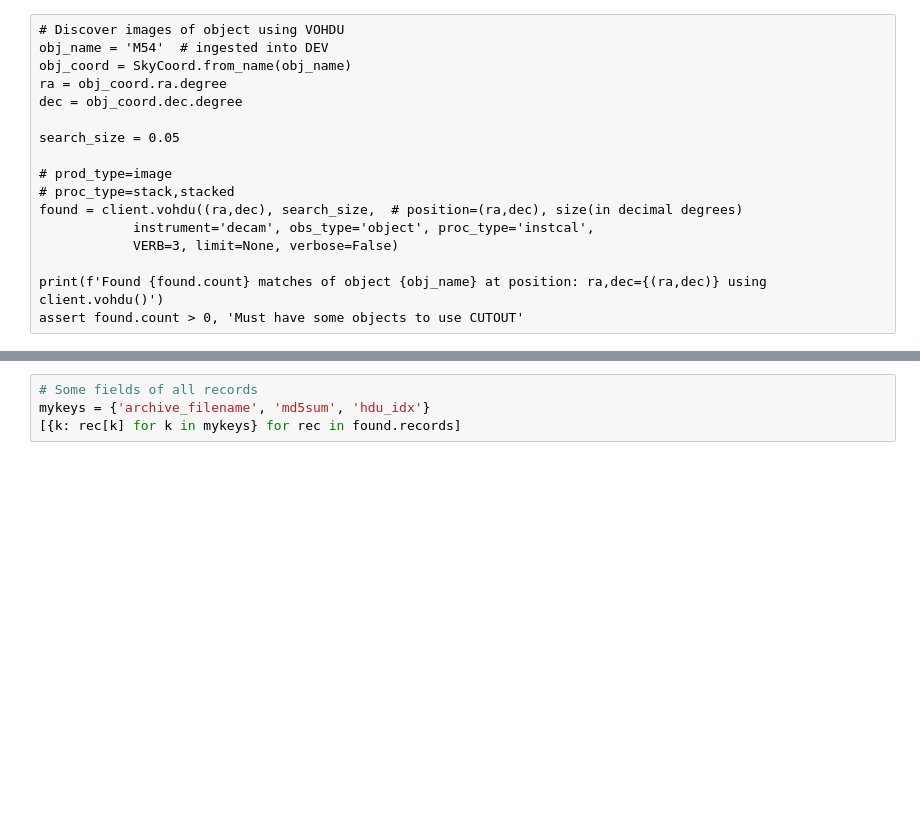
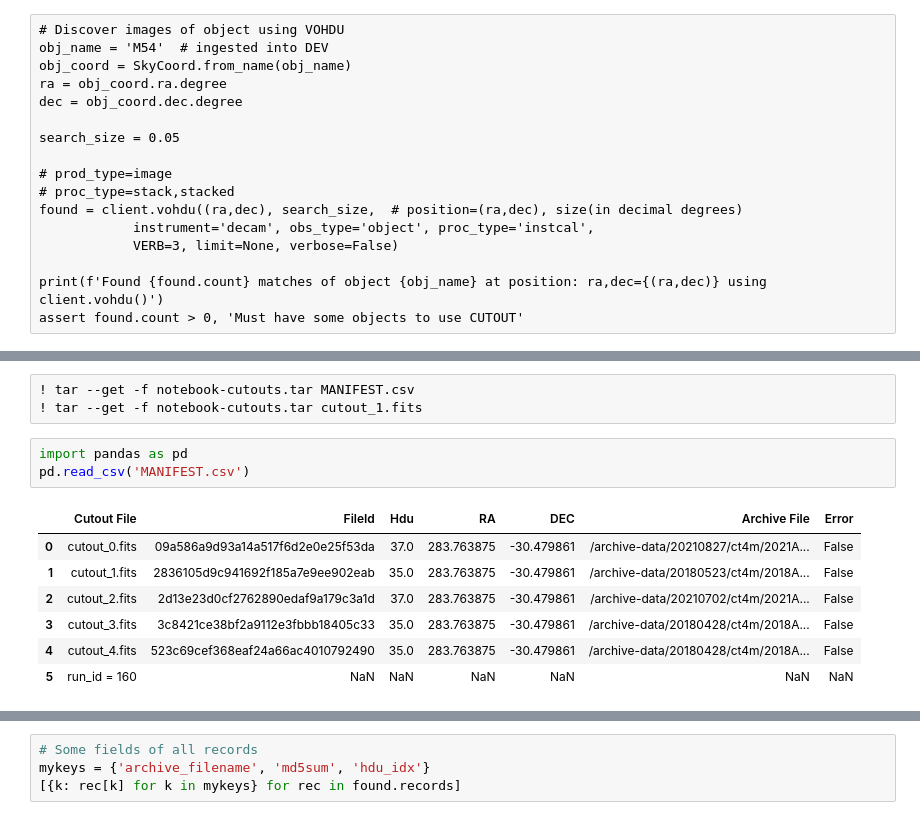
Before and after one commit to NOAO/astroget, a Jupyter notebook: astroget/notebooks/astroget-examples.ipynb, the cells around one changed output, grey strips where cells are left out. Drawn from its saved outputs; the diff is of its cells as text; blank space fills up the shorter version.

```diff
--- a/astroget/notebooks/astroget-examples.ipynb
+++ b/astroget/notebooks/astroget-examples.ipynb
@@ -358,0 +348,14 @@ Exception: res=<Response [500]> verbose=True; {'errorMessage': 'Unexpected Error
+# %%
+! tar --get -f notebook-cutouts.tar MANIFEST.csv
+! tar --get -f notebook-cutouts.tar cutout_1.fits
+# %%
+import pandas as pd
+pd.read_csv('MANIFEST.csv')
+# %% [output]
+|  | Cutout File | FileId | Hdu | RA | DEC | Archive File | Error |
+| 0 | cutout_0.fits | 09a586a9d93a14a517f6d2e0e25f53da | 37.0 | 283.763875 | -30.479861 | /archive-data/20210827/ct4m/2021A... | False |
+| 1 | cutout_1.fits | 2836105d9c941692f185a7e9ee902eab | 35.0 | 283.763875 | -30.479861 | /archive-data/20180523/ct4m/2018A... | False |
+| 2 | cutout_2.fits | 2d13e23d0cf2762890edaf9a179c3a1d | 37.0 | 283.763875 | -30.479861 | /archive-data/20210702/ct4m/2021A... | False |
+| 3 | cutout_3.fits | 3c8421ce38bf2a9112e3fbbb18405c33 | 35.0 | 283.763875 | -30.479861 | /archive-data/20180428/ct4m/2018A... | False |
+| 4 | cutout_4.fits | 523c69cef368eaf24a66ac4010792490 | 35.0 | 283.763875 | -30.479861 | /archive-data/20180428/ct4m/2018A... | False |
+| 5 | run_id = 160 | NaN | NaN | NaN | NaN | NaN | NaN |
```
Also changed, not shown: parts of 18 cells of this notebook, 4 other files.
